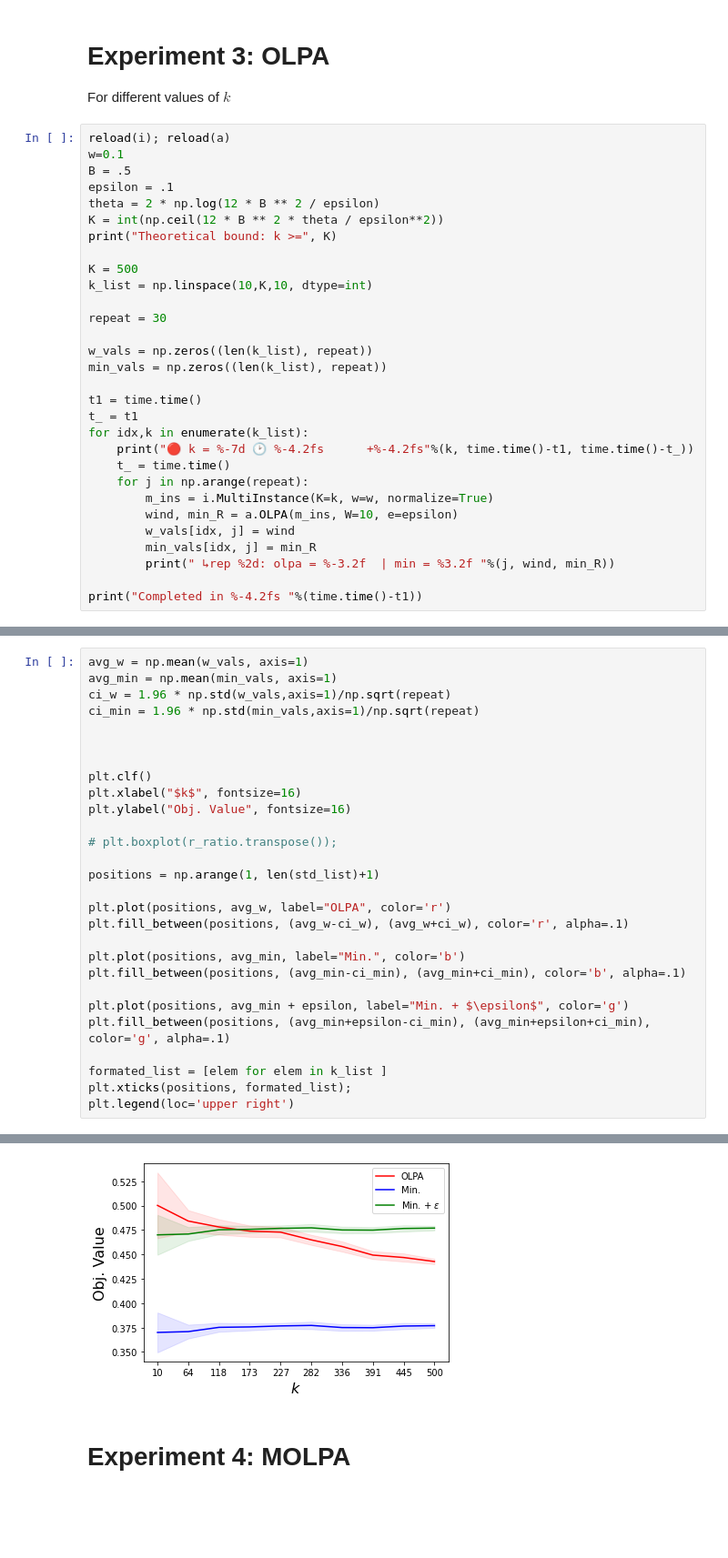
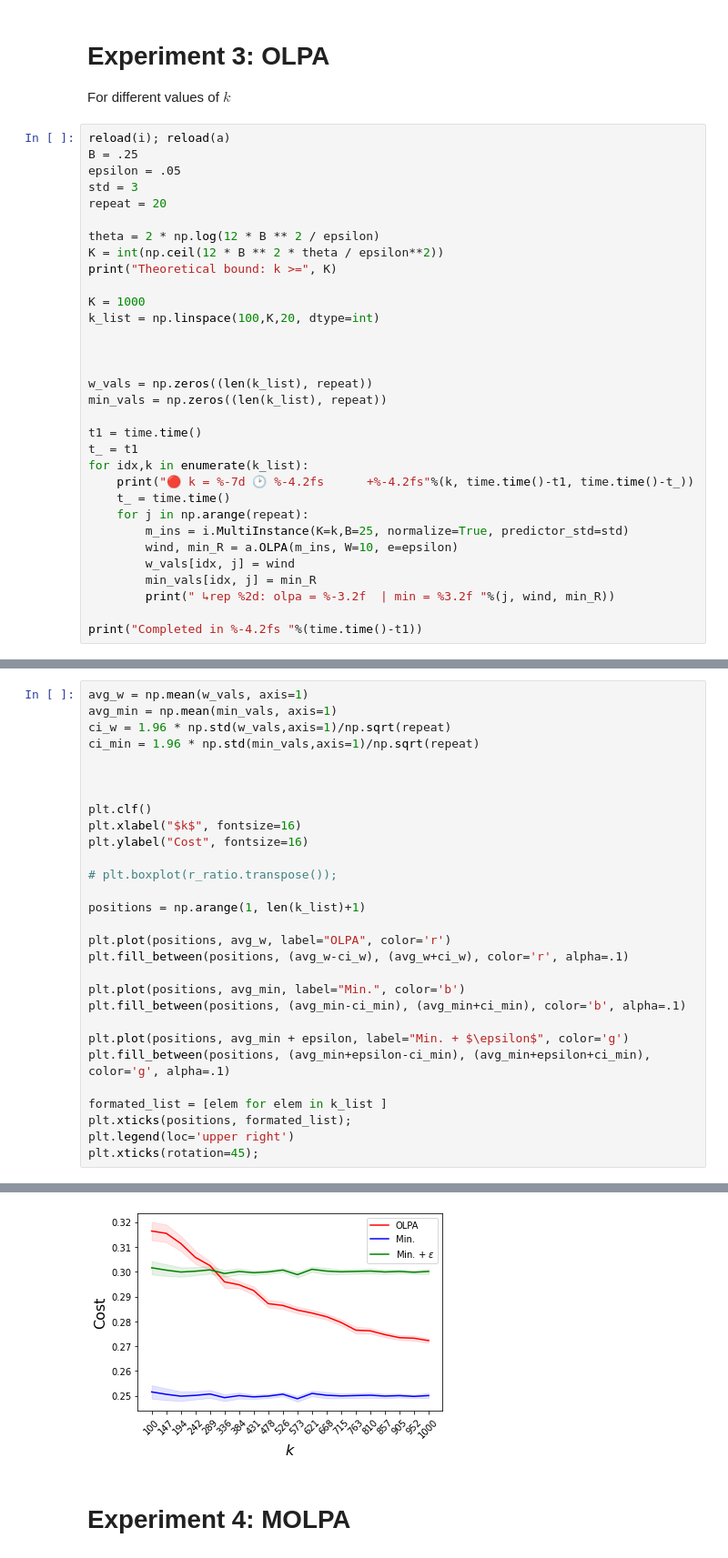
Before and after one commit to majid-khonji/rent-or-buy, a Jupyter notebook: test.ipynb, the cells around one changed output, grey strips where cells are left out. Shown at 91% size. Saved outputs shown, nothing was run; the diff lists cells and outputs as text; blank space fills up the shorter version.

Commit message:
time-diminishing predictor added + bugs fixed

```diff
--- a/test.ipynb
+++ b/test.ipynb
@@ -263,17 +264,19 @@ plt.legend(loc='upper left')
 For different values of $k$
 # %%
 reload(i); reload(a)
-w=0.1
-B = .5
-epsilon = .1
+B = .25
+epsilon = .05
+std = 3
+repeat = 20
+
 theta = 2 * np.log(12 * B ** 2 / epsilon)
 K = int(np.ceil(12 * B ** 2 * theta / epsilon**2))
 print("Theoretical bound: k >=", K)
 
-K = 500
-k_list = np.linspace(10,K,10, dtype=int)
+K = 1000
+k_list = np.linspace(100,K,20, dtype=int)
 
-repeat = 30
+
 
 w_vals = np.zeros((len(k_list), repeat))
 min_vals = np.zeros((len(k_list), repeat))
@@ -284,7 +287,7 @@ for idx,k in enumerate(k_list):
     print("🔴 k = %-7d 🕑 %-4.2fs      +%-4.2fs"%(k, time.time()-t1, time.time()-t_))
     t_ = time.time()
     for j in np.arange(repeat):
-        m_ins = i.MultiInstance(K=k, w=w, normalize=True)
+        m_ins = i.MultiInstance(K=k,B=25, normalize=True, predictor_std=std)
         wind, min_R = a.OLPA(m_ins, W=10, e=epsilon)
         w_vals[idx, j] = wind
         min_vals[idx, j] = min_R
@@ -319,11 +322,11 @@ ci_min = 1.96 * np.std(min_vals,axis=1)/np.sqrt(repeat)
 
 plt.clf()
 plt.xlabel("$k$", fontsize=16)
-plt.ylabel("Obj. Value", fontsize=16)
+plt.ylabel("Cost", fontsize=16)
 
 # plt.boxplot(r_ratio.transpose());
 
-positions = np.arange(1, len(std_list)+1)
+positions = np.arange(1, len(k_list)+1)
 
 plt.plot(positions, avg_w, label="OLPA", color='r')
 plt.fill_between(positions, (avg_w-ci_w), (avg_w+ci_w), color='r', alpha=.1)
@@ -337,4 +340,5 @@ plt.fill_between(positions, (avg_min+epsilon-ci_min), (avg_min+epsilon+ci_min),
 formated_list = [elem for elem in k_list ]
 plt.xticks(positions, formated_list);
 plt.legend(loc='upper right')
+plt.xticks(rotation=45);
 # %% [output]
@@ -342,4 +345,4 @@ plt.legend(loc='upper right')
-[figure, old version]
+[figure, new version]
 # %% [markdown]
 # Experiment 4: MOLPA
 # %%
```
Also changed, not shown: parts of 13 cells of this notebook, 2 other files.
